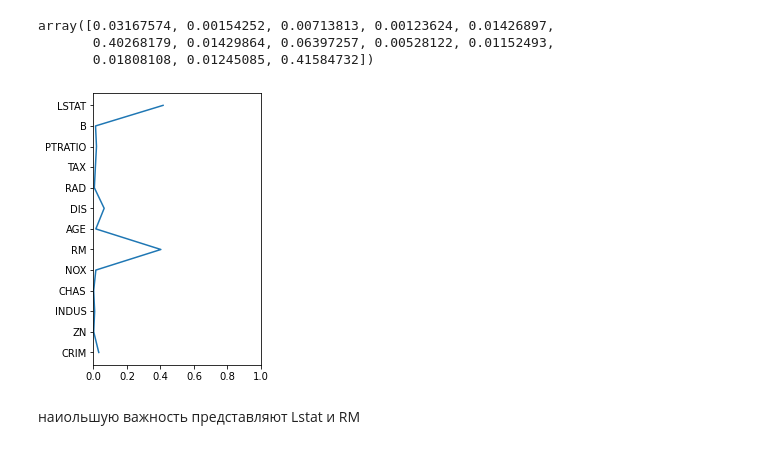
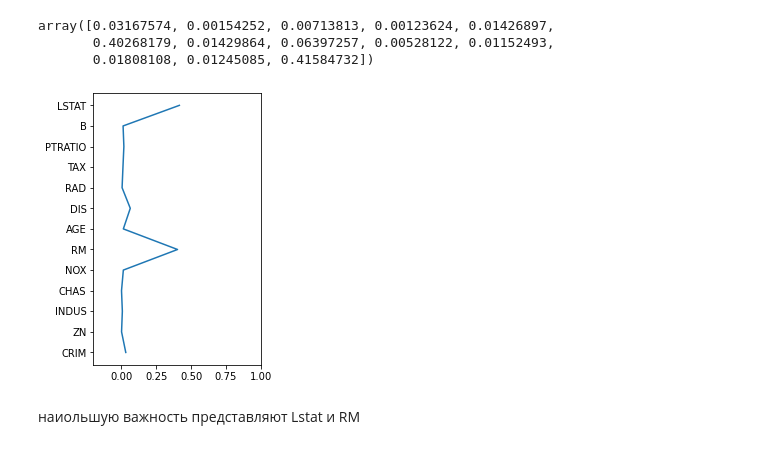
Before and after one commit to paldess/numpy--pandas, a Jupyter notebook: lesson_6.ipynb, the cells around one changed output. Drawn from its saved outputs; the diff is of its cells as text; code cells hidden in the pictures.

```diff
--- a/lesson_6.ipynb
+++ b/lesson_6.ipynb
@@ -86,11 +86,11 @@ array([0.03167574, 0.00154252, 0.00713813, 0.00123624, 0.01426897,
 # %%
 from matplotlib import pyplot as plt
 plt.figure(figsize=(3, 5))
 plt.plot(model.feature_importances_,  data1['feature_names'])
-plt.xlim(0, 1)
+plt.xlim(-0.2, 1)
 plt.show()
 # %% [output]
-[figure, old version]
+[figure, new version]
 # %% [markdown]
 наиольшую важность представляют Lstat и RM
 # %% [markdown]
```
Also changed, not shown: parts of 11 cells of this notebook.
